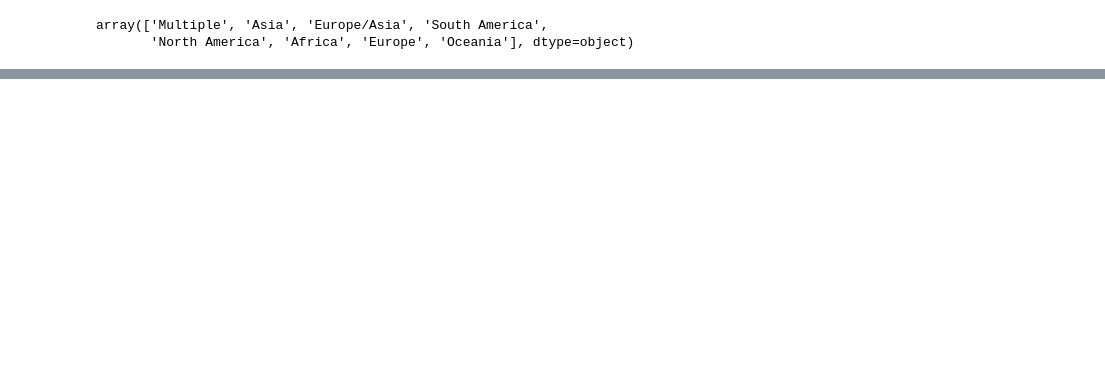
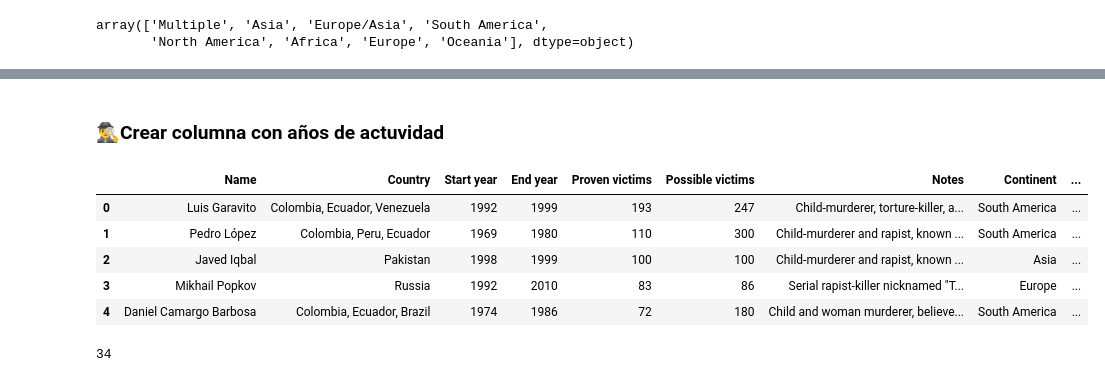
Before and after one commit to CibiPB/project-da-promo-49-modulo-4, a Jupyter notebook: version1.ipynb, the cells around one changed output, grey strips where cells are left out. Cells and saved outputs as stored; diff of their text form; code cells hidden in the pictures; blank space fills up the shorter version.

```diff
--- a/version1.ipynb
+++ b/version1.ipynb
@@ -448,0 +559,25 @@ df_2_a.to_csv("All row files/2. Wikipedia Serial Killers List/serial_killers_by_
+# %% [markdown]
+### 🕵️‍♂️Crear columna con años de actuvidad
+# %%
+
+# Aseguramos que Start year y End year son números
+df_killers_byvictims['Start year'] = pd.to_numeric(df_killers_byvictims['Start year'], errors='coerce')
+df_killers_byvictims['End year'] = pd.to_numeric(df_killers_byvictims['End year'], errors='coerce')
+
+
+
+# Creamos Years Active, dejando NaN si falta Start year
+df_killers_byvictims['Years Active'] = df_killers_byvictims['End year'] - df_killers_byvictims['Start year']
+# %%
+df_killers_byvictims.head()
+# %% [output]
+|  | Name | Country | Start year | End year | Proven victims | Possible victims | Notes | Continent | ... |
+| 0 | Luis Garavito | Colombia, Ecuador, Venezuela | 1992 | 1999 | 193 | 247 | Child-murderer, torture-killer, a... | South America | ... |
+| 1 | Pedro López | Colombia, Peru, Ecuador | 1969 | 1980 | 110 | 300 | Child-murderer and rapist, known ... | South America | ... |
+| 2 | Javed Iqbal | Pakistan | 1998 | 1999 | 100 | 100 | Child-murderer and rapist, known ... | Asia | ... |
+| 3 | Mikhail Popkov | Russia | 1992 | 2010 | 83 | 86 | Serial rapist-killer nicknamed "T... | Europe | ... |
+| 4 | Daniel Camargo Barbosa | Colombia, Ecuador, Brazil | 1974 | 1986 | 72 | 180 | Child and woman murderer, believe... | South America | ... |
+# %%
+df_killers_byvictims["Years Active"].isna().sum() #nos encontramos con 34 nulos
+# %% [output]
+34
```
Also changed, not shown: parts of 28 cells of this notebook, 2 other files.
